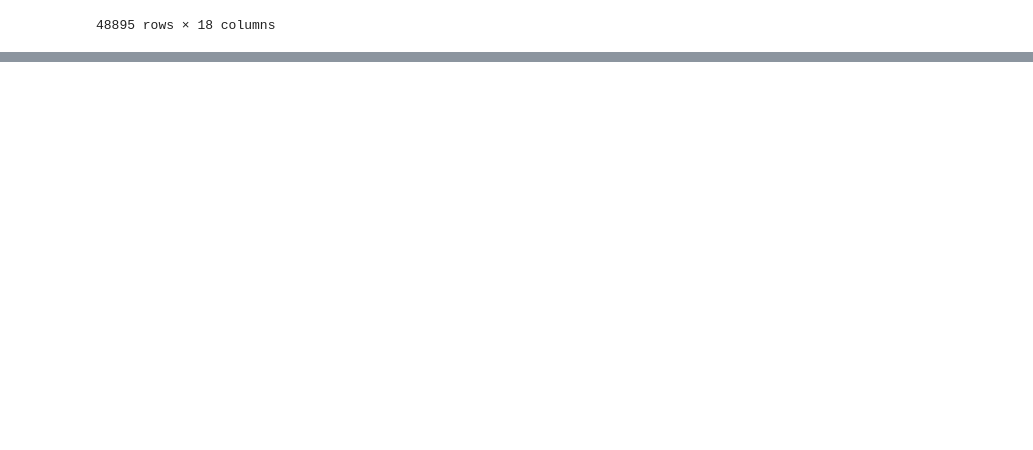
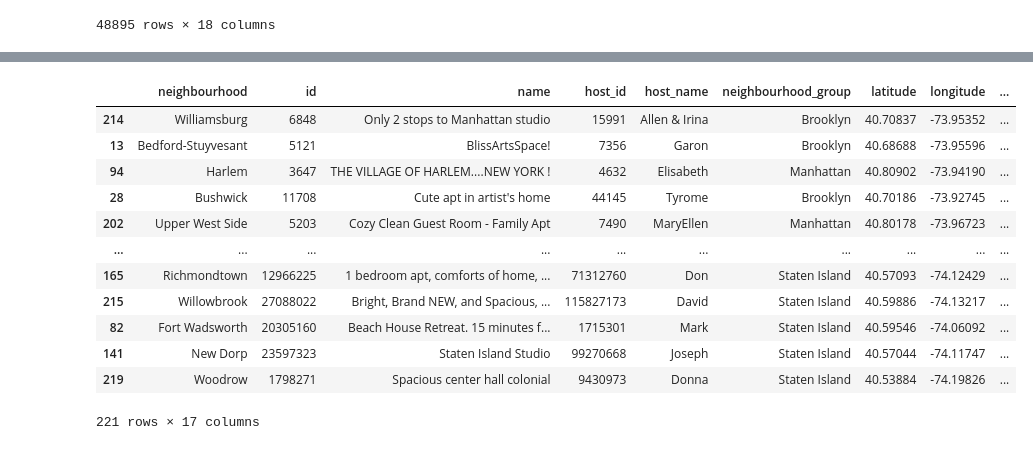
Before and after one commit to MartaAmoresCastillejo/LAB1, a Jupyter notebook: Lab1.ipynb, the cells around one changed output, grey strips where cells are left out. Saved outputs shown, nothing was run; the diff lists cells and outputs as text; code cells hidden in the pictures; blank space fills up the shorter version.

```diff
--- a/Lab1.ipynb
+++ b/Lab1.ipynb
@@ -413,0 +512,17 @@ Como ya habíamos observado las personas han clasificado mayormente, con un 57.6
+# %%
+data = data.sort_values(by='Frecuencia_barrios', ascending=False)
+data
+# %% [output]
+|  | neighbourhood | id | name | host_id | host_name | neighbourhood_group | latitude | longitude | ... |
+| 214 | Williamsburg | 6848 | Only 2 stops to Manhattan studio | 15991 | Allen & Irina | Brooklyn | 40.70837 | -73.95352 | ... |
+| 13 | Bedford-Stuyvesant | 5121 | BlissArtsSpace! | 7356 | Garon | Brooklyn | 40.68688 | -73.95596 | ... |
+| 94 | Harlem | 3647 | THE VILLAGE OF HARLEM....NEW YORK ! | 4632 | Elisabeth | Manhattan | 40.80902 | -73.94190 | ... |
+| 28 | Bushwick | 11708 | Cute apt in artist's home | 44145 | Tyrome | Brooklyn | 40.70186 | -73.92745 | ... |
+| 202 | Upper West Side | 5203 | Cozy Clean Guest Room - Family Apt | 7490 | MaryEllen | Manhattan | 40.80178 | -73.96723 | ... |
+| ... | ... | ... | ... | ... | ... | ... | ... | ... | ... |
+| 165 | Richmondtown | 12966225 | 1 bedroom apt, comforts of home, ... | 71312760 | Don | Staten Island | 40.57093 | -74.12429 | ... |
+| 215 | Willowbrook | 27088022 | Bright, Brand NEW, and Spacious, ... | 115827173 | David | Staten Island | 40.59886 | -74.13217 | ... |
+| 82 | Fort Wadsworth | 20305160 | Beach House Retreat. 15 minutes f... | 1715301 | Mark | Staten Island | 40.59546 | -74.06092 | ... |
+| 141 | New Dorp | 23597323 | Staten Island Studio | 99270668 | Joseph | Staten Island | 40.57044 | -74.11747 | ... |
+| 219 | Woodrow | 1798271 | Spacious center hall colonial | 9430973 | Donna | Staten Island | 40.53884 | -74.19826 | ... |
+221 rows × 17 columns
```
Also changed, not shown: parts of 65 cells of this notebook.
